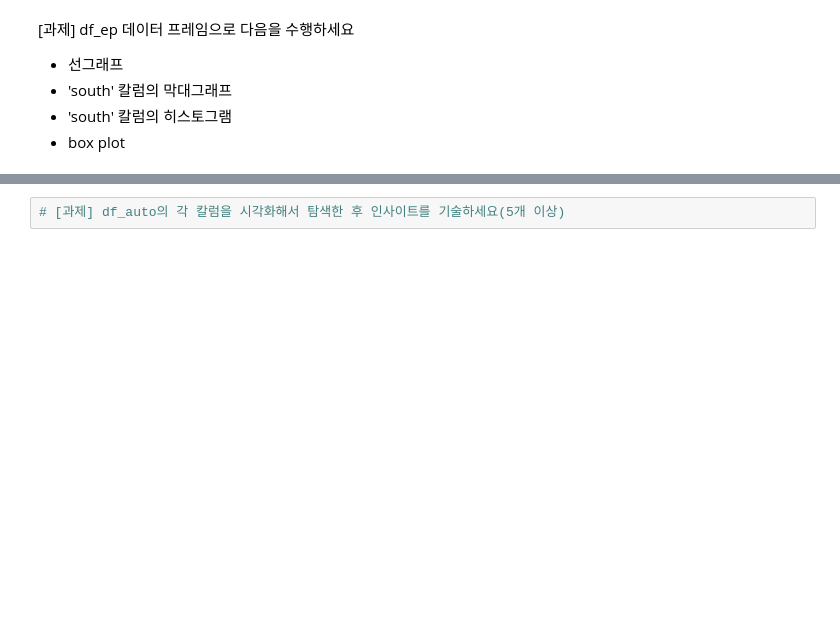
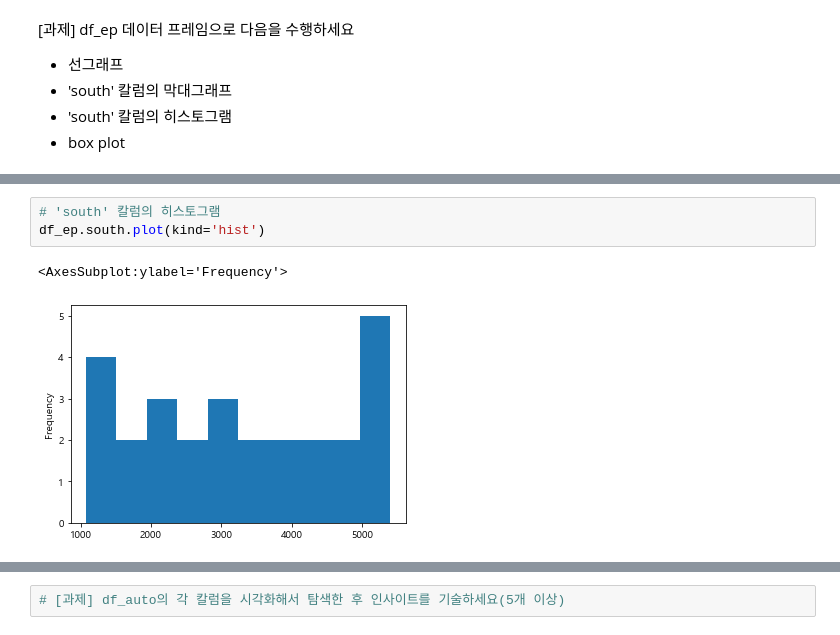
Before and after one commit to bnv20/kdt5, a Jupyter notebook: m2_분석라이브러리활용/visualization/시각화_기초.ipynb, the cells around one changed output, grey strips where cells are left out. Cells and saved outputs as stored; diff of their text form; blank space fills up the shorter version.

```diff
--- a/m2_분석라이브러리활용/visualization/시각화_기초.ipynb
+++ b/m2_분석라이브러리활용/visualization/시각화_기초.ipynb
@@ -201,0 +221,6 @@ Name: Close, dtype: int64
+# %%
+# 'south' 칼럼의 히스토그램
+df_ep.south.plot(kind='hist')
+# %% [output]
+<AxesSubplot:ylabel='Frequency'>
+[figure, added]
```
Also changed, not shown: parts of 22 cells of this notebook.
